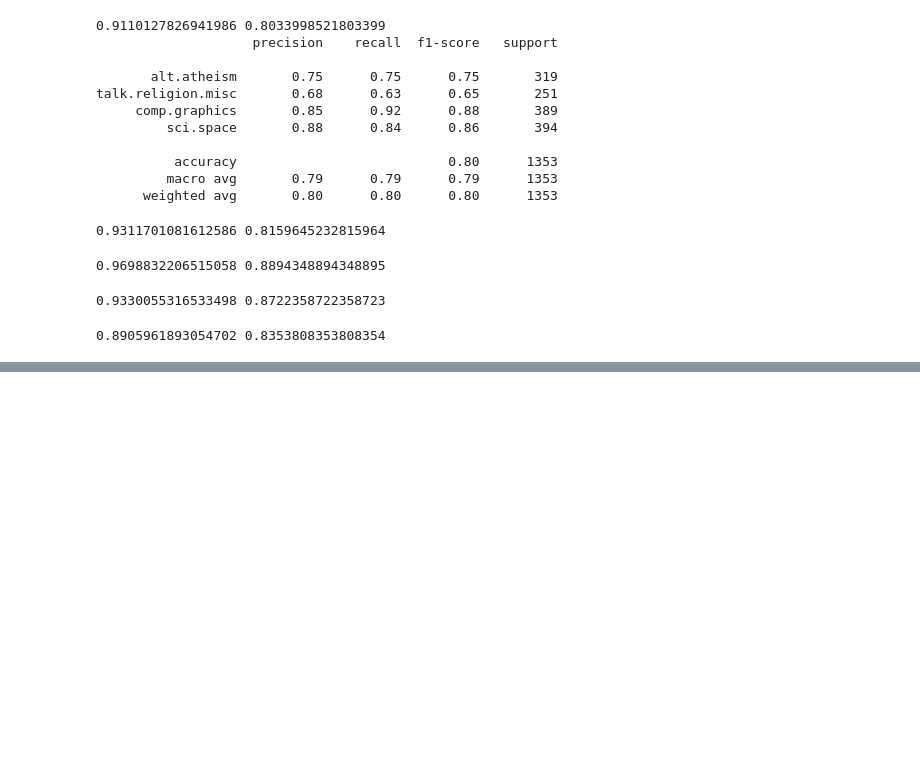
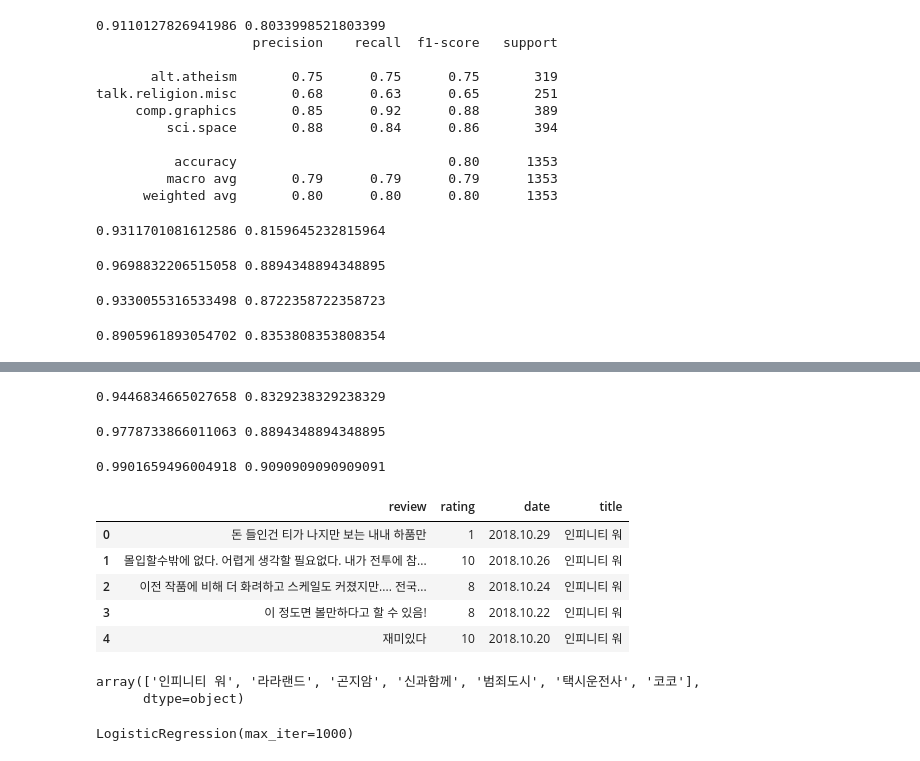
Before and after one commit to pia222sk20/LLM, a Jupyter notebook: ch05/01.ipynb, the cells around one changed output, grey strips where cells are left out. Saved outputs shown, nothing was run; the diff lists cells and outputs as text; code cells hidden in the pictures; blank space fills up the shorter version.

```diff
--- a/ch05/01.ipynb
+++ b/ch05/01.ipynb
@@ -244,0 +238,6 @@ array([[0.        , 0.        , 0.        , ..., 0.        , 0.        ,
+# %%
+gb = GradientBoostingClassifier(max_depth=2)
+gb.fit(x_train,y_train)
+print(gb.score(x_train,y_train),  gb.score(x_test, y_test) )
+# %% [output]
+0.9446834665027658 0.8329238329238329
@@ -244,0 +260,44 @@ array([[0.        , 0.        , 0.        , ..., 0.        , 0.        ,
+# %%
+from sklearn.linear_model import LogisticRegression
+lr_c = LogisticRegression(max_iter=1000)
+lr_c.fit(x_train_tfidf_c,y_train)
+print( lr_c.score(x_train_tfidf_c, y_train) , lr_c.score(x_test_tfidf_c, y_test))
+# %% [output]
+0.9778733866011063 0.8894348894348895
+# %%
+# n-gram 실험 1,2  1,3
+# 성능향상 기대  연속된 단어패턴 포착
+tfidf_12 = TfidfVectorizer(token_pattern = r"[\w']{3,}"
+                           ,stop_words= stopwords.words('english')
+                           ,ngram_range=(1,2)
+                           , min_df=2, max_df=0.5
+                        #    ,max_features=2000
+                           )
+x_train_12 = tfidf_12.fit_transform(x_train)
+x_test_12 = tfidf_12.transform(x_test)
+
+lr_c = LogisticRegression(max_iter=1000)
+lr_c.fit(x_train_12,y_train)
+print( lr_c.score(x_train_12, y_train) , lr_c.score(x_test_12, y_test))
+# %% [output]
+0.9901659496004918 0.9090909090909091
+# %%
+# 한국어 처리  konlpy
+# 품사기반 태깅 tokenizer   Noun Verb Adjetive
+# 데이터 로딩
+import pandas as pd
+url = "https://drive.google.com/uc?id=1KOKgZ4qCg49bgj1QNTwk1Vd29soeB27o"
+df = pd.read_csv(url)
+df.head()
+# %% [output]
+|  | review | rating | date | title |
+| 0 | 돈 들인건 티가 나지만 보는 내내 하품만 | 1 | 2018.10.29 | 인피니티 워 |
+| 1 | 몰입할수밖에 없다. 어렵게 생각할 필요없다. 내가 전투에 참... | 10 | 2018.10.26 | 인피니티 워 |
+| 2 | 이전 작품에 비해 더 화려하고 스케일도 커졌지만.... 전국... | 8 | 2018.10.24 | 인피니티 워 |
+| 3 | 이 정도면 볼만하다고 할 수 있음! | 8 | 2018.10.22 | 인피니티 워 |
+| 4 | 재미있다 | 10 | 2018.10.20 | 인피니티 워 |
+# %%
+df.title.unique()
+# %% [output]
+array(['인피니티 워', '라라랜드', '곤지암', '신과함께', '범죄도시', '택시운전사', '코코'],
+      dtype=object)
@@ -244,0 +319,4 @@ array([[0.        , 0.        , 0.        , ..., 0.        , 0.        ,
+# %%
+clf.fit(x_train_tfidf,y_train)
+# %% [output]
+LogisticRegression(max_iter=1000)
```
Also changed, not shown: parts of 9 cells of this notebook.
